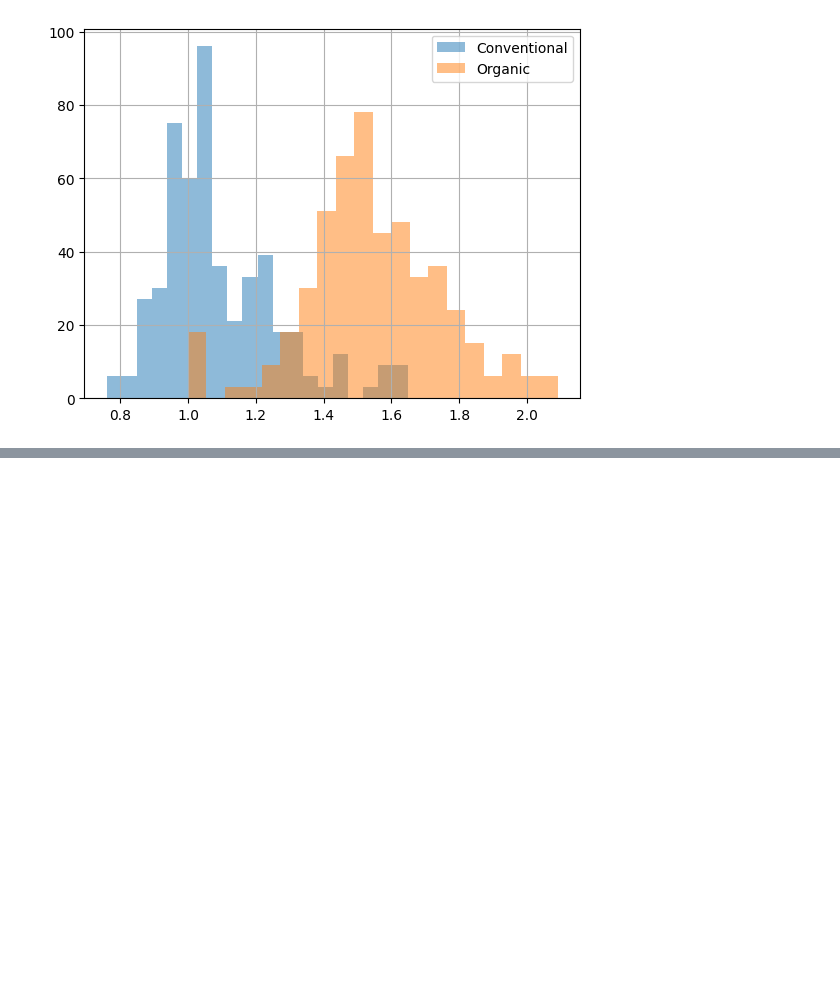
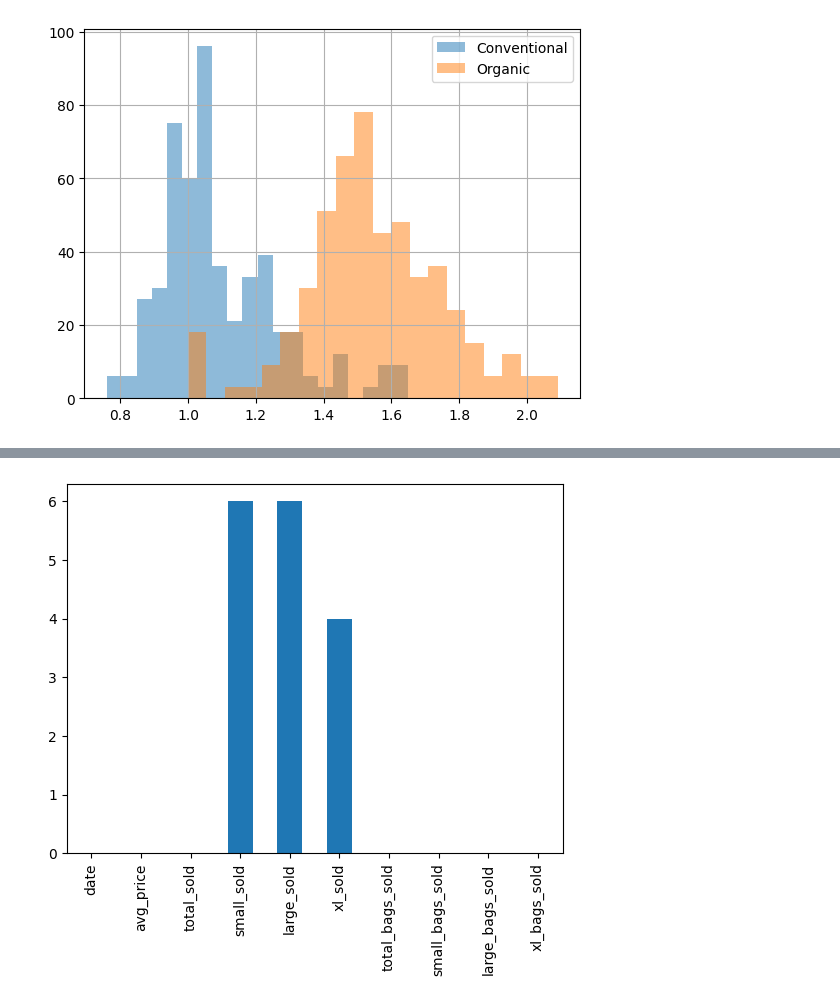
Before and after one commit to CtrlCri/Jupyter-Work-Collection, a Jupyter notebook: avocado/script.ipynb, the cells around one changed output, grey strips where cells are left out. Drawn from its saved outputs; the diff is of its cells as text; code cells hidden in the pictures; blank space fills up the shorter version.

Commit message:
avocados, Finding missing values

```diff
--- a/avocado/script.ipynb
+++ b/avocado/script.ipynb
@@ -82,0 +129,3 @@ plt.show()
+# %%
+avocados_2016 = pd.read_csv('avocados_2016.csv')
+print(avocados_2016)
@@ -82,0 +186,8 @@ plt.show()
+# %%
+# Bar plot of missing values by variable
+avocados_2016.isna().sum().plot(kind='bar')
+
+# Show plot
+plt.show()
+# %% [output]
+[figure, added]
```
Also changed, not shown: parts of 8 cells of this notebook, 1 other file.
